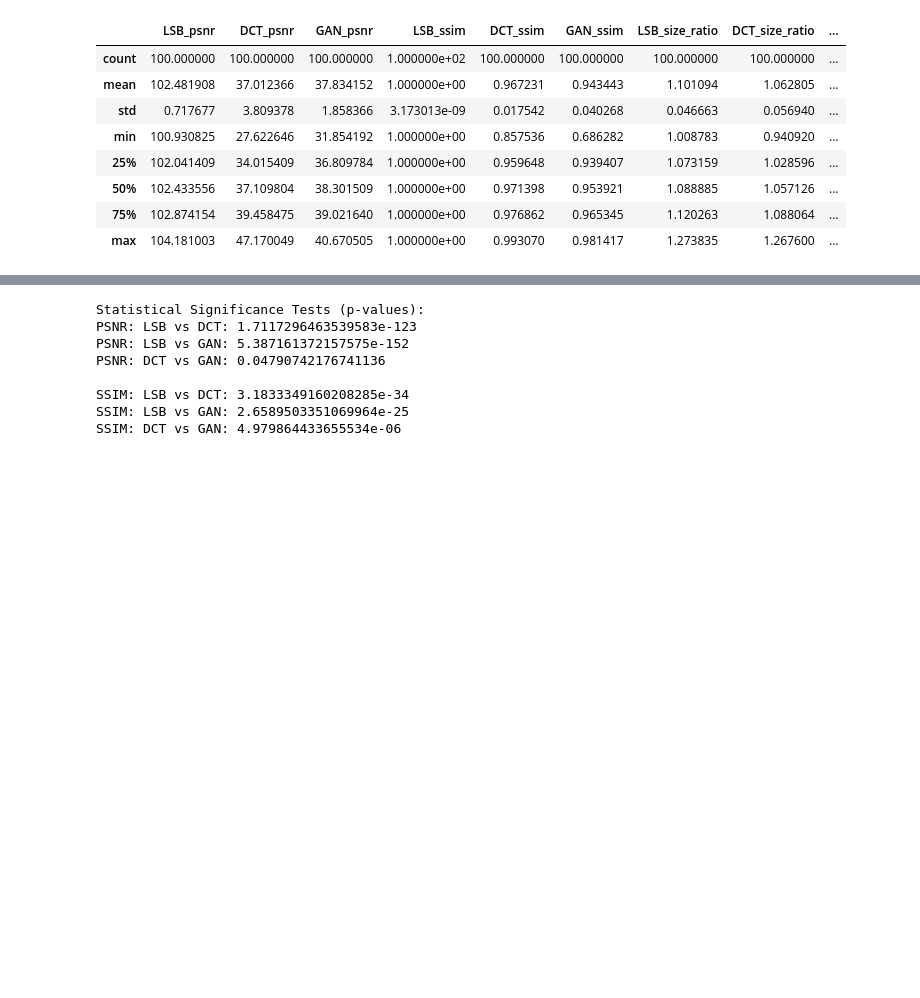
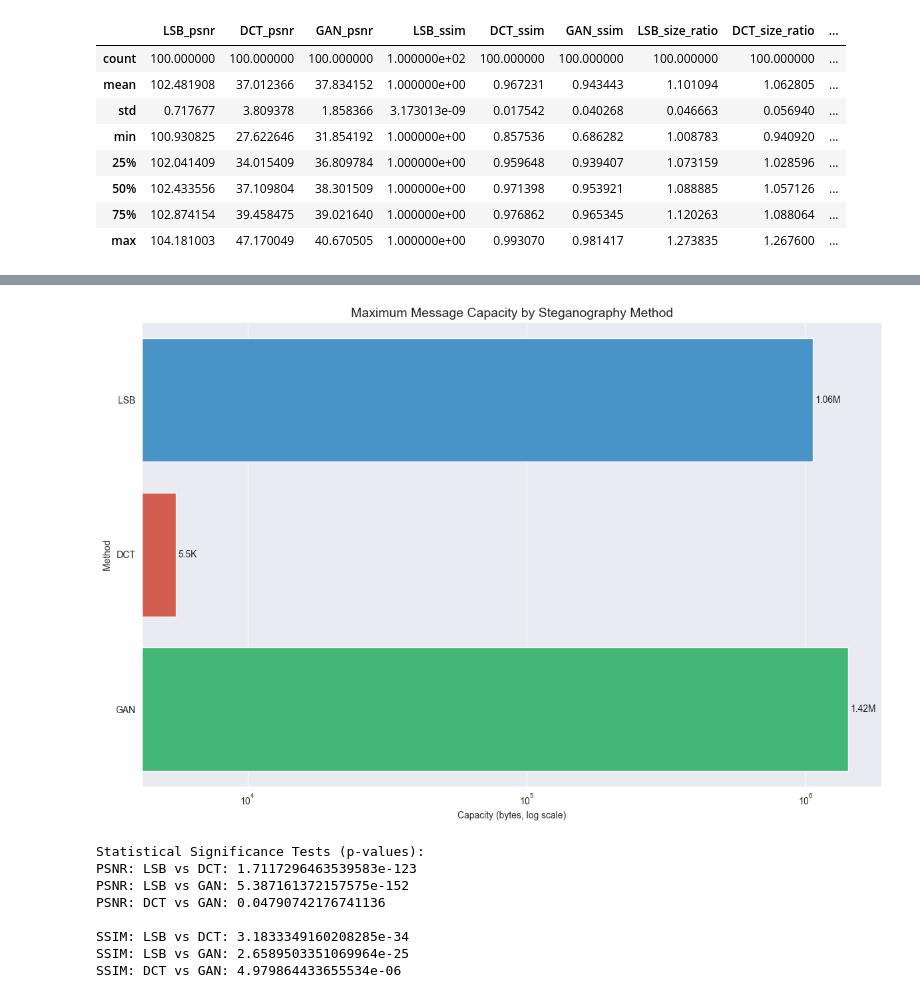
Before and after one commit to kvu228/steganogan, a Jupyter notebook: research/comparision.ipynb, the cells around one changed output, grey strips where cells are left out. Saved outputs shown, nothing was run; the diff lists cells and outputs as text; code cells hidden in the pictures; blank space fills up the shorter version.

Commit message:
Update comparison: add compare embed ability, change plots for better visualization

```diff
--- a/research/comparision.ipynb
+++ b/research/comparision.ipynb
@@ -28,7 +31,7 @@ image_files = [f for f in sorted(os.listdir(image_dir)) if f.endswith(('.png'))]
 # 2. Create a DataFrame to store results
 results = []
 # %%
-from utils.utils import calculate_psnr, calculate_ssim
+
 
 # 3. Process each image with all three methods
 for img_file in tqdm(image_files, desc="Processing Images"):
@@ -62,10 +65,13 @@ for img_file in tqdm(image_files, desc="Processing Images"):
                 # lsb = LSBSteg(original)
                 # stego = lsb.encode_text(secret_message)
                 stego = lsb_tool.encode_message(img_path,temp_path,secret_message)
+                max_message_cap = test_max_message_lsb(img_path)
             elif method_name == 'DCT':
                 stego = dct_tool.encode_image(original,secret_message)
+                max_message_cap = test_max_message_dct(img_path)
             else:
                 stego = steganoGAN.encode(img_path, temp_path, secret_message)
+                max_message_cap = test_max_message_gan(img_path)
 
             encoding_time = time.time() - start_time
 
@@ -83,6 +89,7 @@ for img_file in tqdm(image_files, desc="Processing Images"):
             img_results[f'{method_name}_size'] = stego_size
             img_results[f'{method_name}_size_ratio'] = stego_size / original_size
             img_results[f'{method_name}_time'] = encoding_time
+            img_results[f'{method_name}_max_message_cap'] = max_message_cap
 
         except Exception as e:
             # Log errors but continue with other methods/images
@@ -92,6 +99,7 @@ for img_file in tqdm(image_files, desc="Processing Images"):
             img_results[f'{method_name}_size'] = np.nan
             img_results[f'{method_name}_size_ratio'] = np.nan
             img_results[f'{method_name}_time'] = np.nan
+            img_results[f'{method_name}_max_message_cap'] = max_message_cap
 
         # Clean up temporary file
         if os.path.exists(temp_path):
@@ -157,3 +260,38 @@ plt.show()
+# %%
+plt.figure(figsize=(12, 8))
+# Process data for better labeling
+melted = df_results.melt(id_vars='image_name',
+                         value_vars=['LSB_max_message_cap', 'DCT_max_message_cap', 'GAN_max_message_cap'],
+                         var_name='Method', value_name='Capacity')
+
+# Clean method names
+melted['Method'] = melted['Method'].str.replace('_max_message_cap', '')
+
+# Create horizontal bar chart
+ax = sns.barplot(x='Capacity', y='Method', data=melted,
+                 palette=['#3498db', '#e74c3c', '#2ecc71'],
+                 orient='h', errorbar=None)
+
+# Add value labels
+for i, p in enumerate(ax.patches):
+    width = p.get_width()
+    # Format large numbers with K or M suffix
+    if width >= 1e6:
+        value_text = f"{width/1e6:.2f}M"
+    elif width >= 1e3:
+        value_text = f"{width/1e3:.1f}K"
+    else:
+        value_text = f"{width:.0f}"
+    ax.text(width + (width*0.02), p.get_y() + p.get_height()/2,
+            value_text, ha='left', va='center')
+
+plt.xscale('log')
+plt.title('Maximum Message Capacity by Steganography Method', fontsize=14)
+plt.xlabel('Capacity (bytes, log scale)')
+plt.tight_layout()
+plt.show()
+# %% [output]
+[figure, added]
 # %%
 # 7. Statistical significance testing
 from scipy import stats
```
Also changed, not shown: parts of 8 cells of this notebook, 1 other file.
